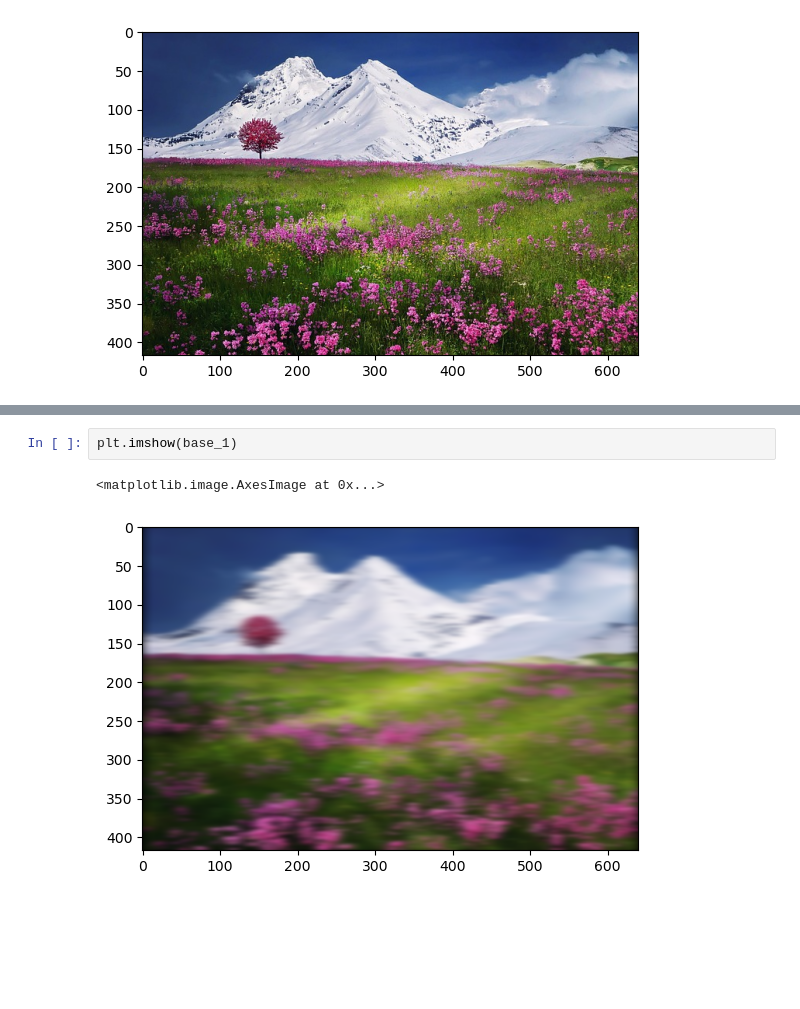
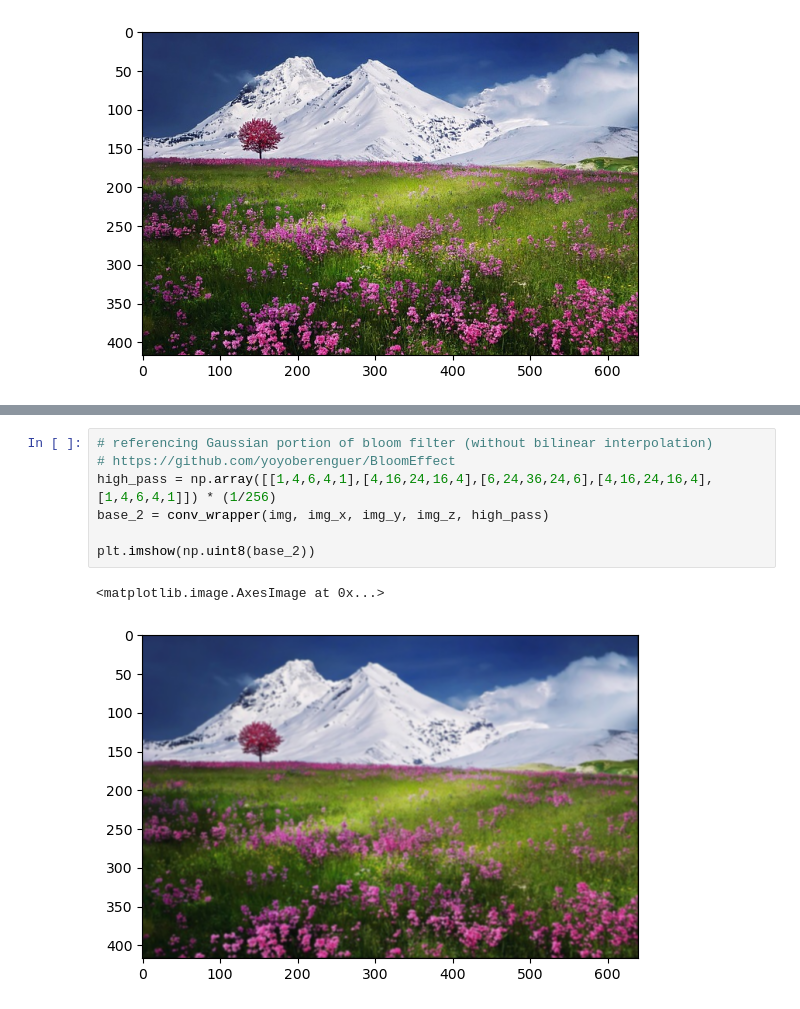
Before and after one commit to hlakams/dreamy-blur, a Jupyter notebook: camera_blurring.ipynb, the cells around one changed output, grey strips where cells are left out. Drawn from its saved outputs; the diff is of its cells as text; blank space fills up the shorter version.

```diff
--- a/camera_blurring.ipynb
+++ b/camera_blurring.ipynb
@@ -89,5 +107,10 @@ plt.imshow(moffat_layer)
-# %%
-plt.imshow(base_1)
-# %% [output]
-<matplotlib.image.AxesImage at 0x...>
-[figure, removed]
+# %%
+# referencing Gaussian portion of bloom filter (without bilinear interpolation)
+# https://github.com/yoyoberenguer/BloomEffect
+high_pass = np.array([[1,4,6,4,1],[4,16,24,16,4],[6,24,36,24,6],[4,16,24,16,4],[1,4,6,4,1]]) * (1/256)
+base_2 = conv_wrapper(img, img_x, img_y, img_z, high_pass)
+
+plt.imshow(np.uint8(base_2))
+# %% [output]
+<matplotlib.image.AxesImage at 0x...>
+[figure, added]
```
Also changed, not shown: parts of 12 cells of this notebook, 3 other files.
